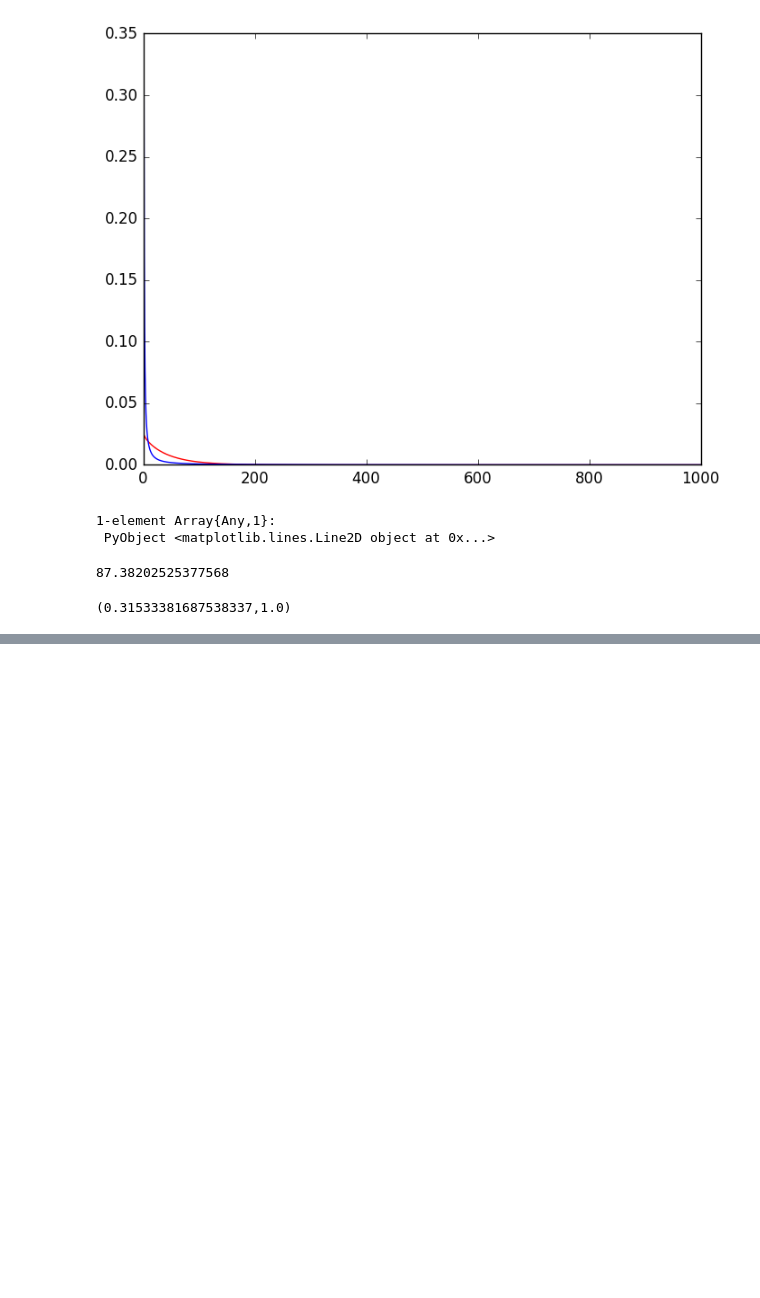
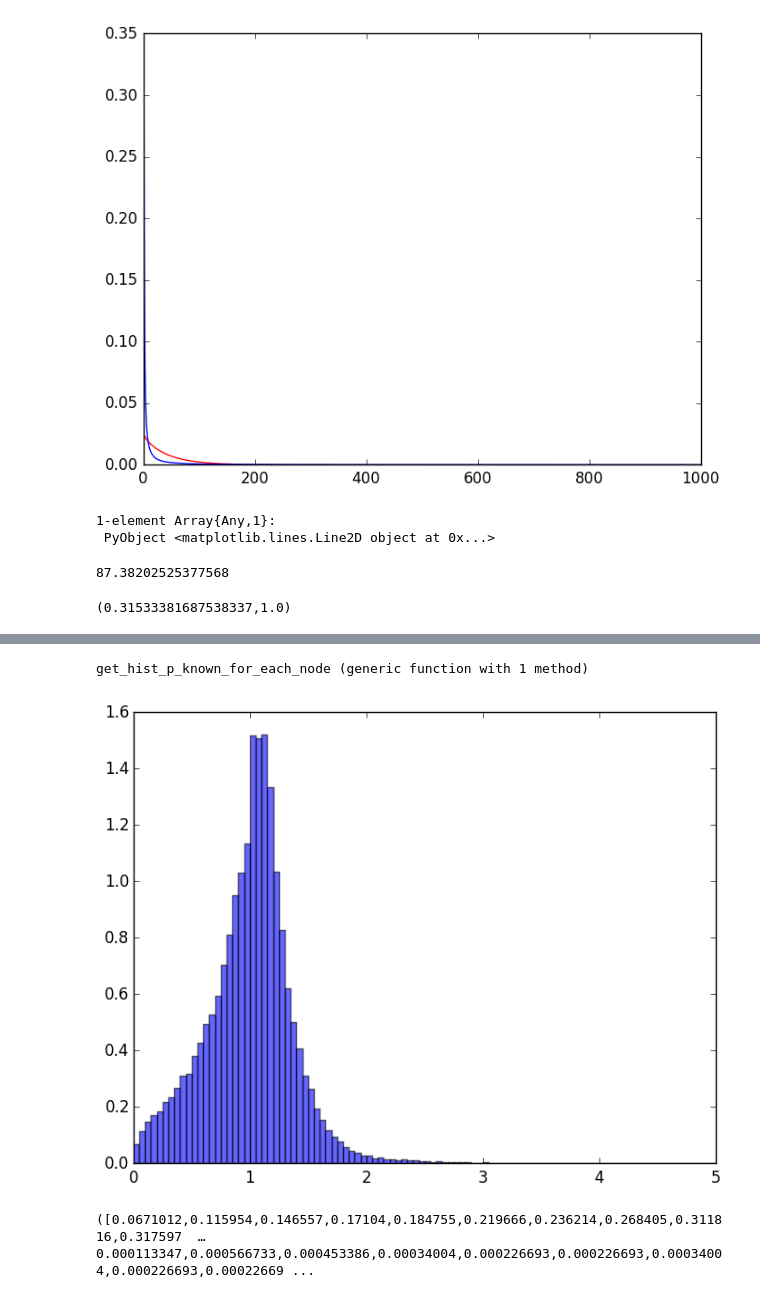
Before and after one commit to jnkh/indirect-rec, a Jupyter notebook: src/GraphsTunableClustering.ipynb, the cells around one changed output, grey strips where cells are left out. Drawn from its saved outputs; the diff is of its cells as text; code cells hidden in the pictures; blank space fills up the shorter version.

```diff
--- a/src/GraphsTunableClustering.ipynb
+++ b/src/GraphsTunableClustering.ipynb
@@ -300,0 +360,79 @@ params(d)
+# %%
+function get_num_mutual_neighbors(g::LightGraphs.Graph,e::Pair{Int,Int})
+    v1 = e[1]
+    v2 = e[2]
+    neighbors1 = LightGraphs.neighbors(g,v1)
+    neighbors2 = LightGraphs.neighbors(g,v2)
+    num_mutual_neighbors = intersection_length(neighbors1,neighbors2)
+    return num_mutual_neighbors
+end
+
+function get_edgewise_clustering(g::LightGraphs.Graph,v::Int)
+    n = LightGraphs.neighbors(g,v)
+    clustering = zeros(size(n))
+    for (i,w) in enumerate(n)
+        clustering[i] = get_num_mutual_neighbors(g,Pair(v,w))
+    end
+    clustering
+end
+
+function get_edgewise_clustering(g::LightGraphs.Graph)
+    clustering = Array{Float64,1}[]
+    for v in LightGraphs.vertices(g)
+        push!(clustering,get_edgewise_clustering(g,v))
+    end
+    clustering
+end
+
+function get_hist_p_known_for_node(g::LightGraphs.Graph,v::Int,p::Float64)
+    neighbors = LightGraphs.neighbors(g,v)
+    p_knowns = zeros(size(neighbors))
+    for (i,w) in enumerate(neighbors)
+        p_knowns[i] = 1 - (1-p)*(1-p^2)^get_num_mutual_neighbors(g,Pair(v,w))
+    end
+    return p_knowns
+end
+
+function get_hist_p_known_for_each_node(g::LightGraphs.Graph,p::Float64)
+    nodes = LightGraphs.vertices(g)
+    ret = Array{Float64,1}[]
+    for (i,v) in enumerate(nodes)
+        push!(ret,get_hist_p_known_for_node(g,v,p))
+    end
+    ret
+end
+# %% [output]
+get_hist_p_known_for_each_node (generic function with 1 method)
+# %%
+p = 0.1
+ech = get_edgewise_clustering(H)
+ech_std = zeros(length(ech_P))
+hists = Array(Array{Float64,1},length(ech_P))
+ech_means = zeros(length(ech))
+ech_P = get_hist_p_known_for_each_node(H,p)
+ech_P_normalized = Array(Array{Float64,1},length(ech_P))
+ech_P_means = zeros(length(degree(H)))
+ks = degree(H)
+cs = local_clustering_coefficient(H)
+
+for i = 1:length(ech)
+    _ = ech[i]
+    ech_means[i] = length(_) > 1 ? mean(_)/(length(_)-1)/cs[i] : 0.0
+    ech_P_normalized[i] = ech_P[i]./(1 - (1-p)*(1-p^2)^((ks[i] - 1)*cs[i]))
+    ech_P_means[i] = mean(ech_P_normalized[i])
+    ech_std[i] = mean(_) > 0.0 ? std(_)/mean(_) : 0.0
+    hists[i] = mean(_) > 0.0 ? _ ./(length(_)-1) ./ cs[i] : _.*0.0
+end
+hists_concat = Float64[]
+normalized_concat = Float64[]
+for j = 1:length(hists)
+    hists_concat = vcat(hists_concat,hists[j])
+    normalized_concat = vcat(normalized_concat,ech_P_normalized[j])
+end
+# %%
+bins = 0:0.05:5
+plt[:hist](hists_concat,bins=bins,normed=true,alpha=0.6)
+#plt[:hist](ech_means,bins=bins,normed=true,alpha=0.6)
+# %% [output]
+[figure, added]
+([0.0671012,0.115954,0.146557,0.17104,0.184755,0.219666,0.236214,0.268405,0.311816,0.317597  …  0.000113347,0.000566733,0.000453386,0.00034004,0.000226693,0.000226693,0.00034004,0.000226693,0.00022669 ...
```
Also changed, not shown: parts of 20 cells of this notebook, 3 other files.
